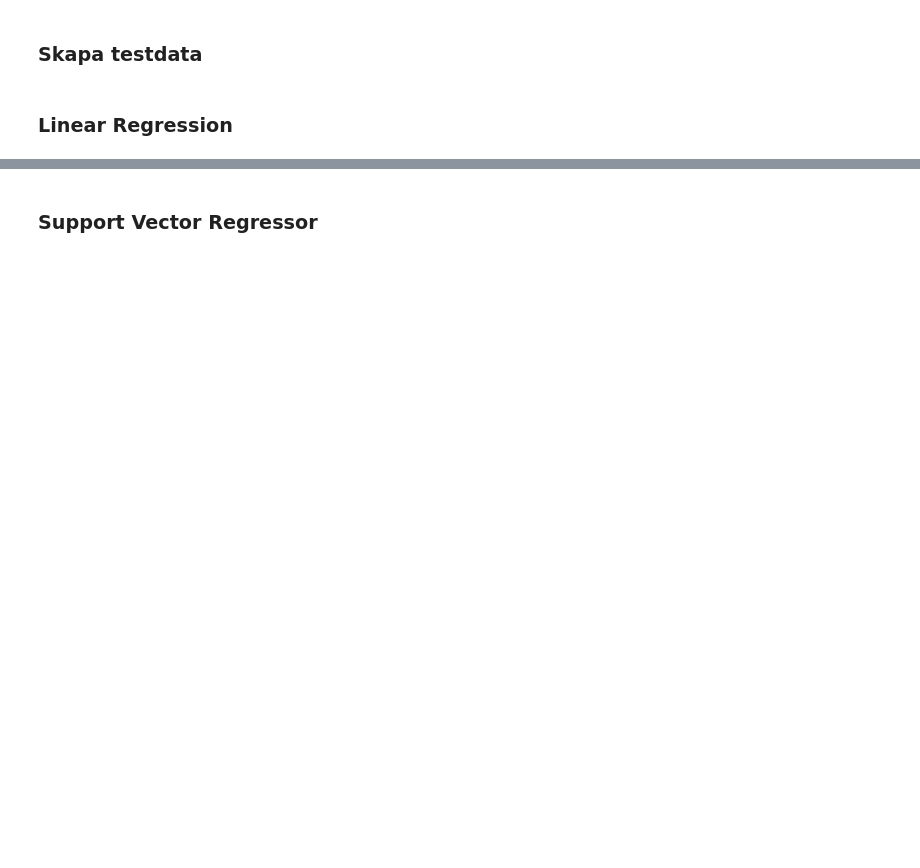
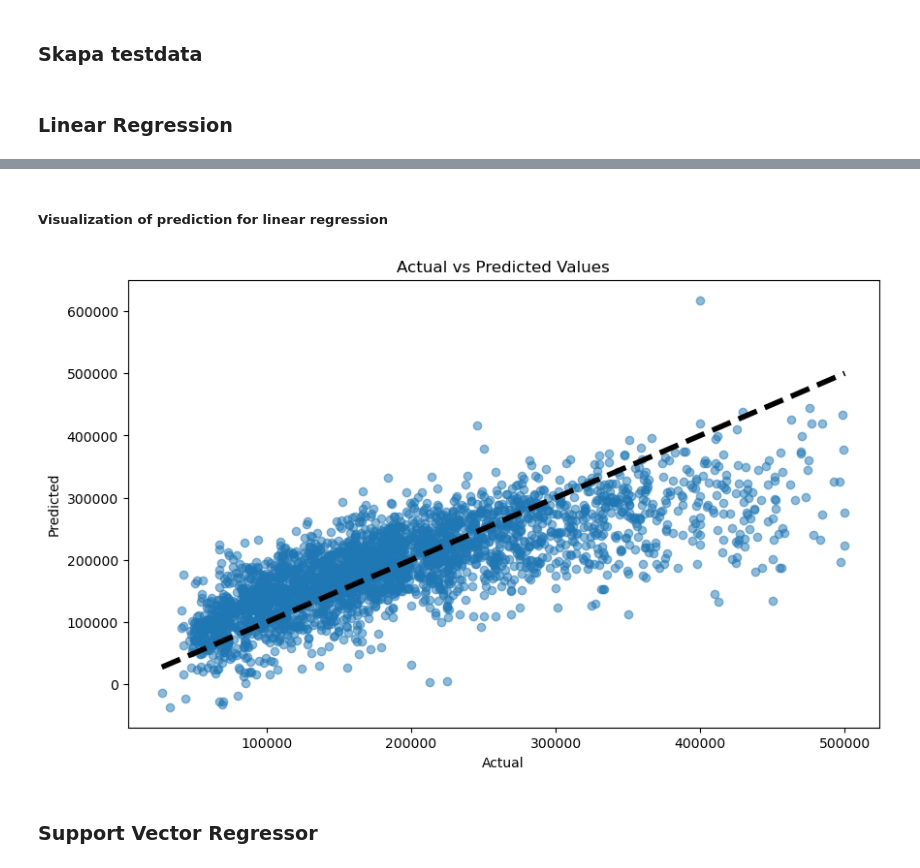
Before and after one commit to 5teef/Housing-AI, a Jupyter notebook: kunskapskontroll_houseprices.ipynb, the cells around one changed output, grey strips where cells are left out. Cells and saved outputs as stored; diff of their text form; code cells hidden in the pictures; blank space fills up the shorter version.

Commit message:
added a few more plots

```diff
--- a/kunskapskontroll_houseprices.ipynb
+++ b/kunskapskontroll_houseprices.ipynb
@@ -228,3 +387,19 @@ print(f"Error rate %: {round(rmse_lin_reg/y_train_full.mean()*100, 2)}")
+# %% [markdown]
+##### Visualization of prediction for linear regression
+# %%
+
+# Assuming lin_reg_pred_val are the predictions from your linear regression model
+# and y_val are the actual values from the validation set
+
+plt.figure(figsize=(10, 6))
+plt.scatter(y_val, lin_reg_pred_val, alpha=0.5)
+plt.plot([y_val.min(), y_val.max()], [y_val.min(), y_val.max()], 'k--', lw=4)
+plt.xlabel('Actual')
+plt.ylabel('Predicted')
+plt.title('linear regression: Actual vs Predicted Values')
+plt.show()
+# %% [output]
+[figure, added]
 # %% [markdown]
 ### Support Vector Regressor
 # %%
```
Also changed, not shown: parts of 35 cells of this notebook.
